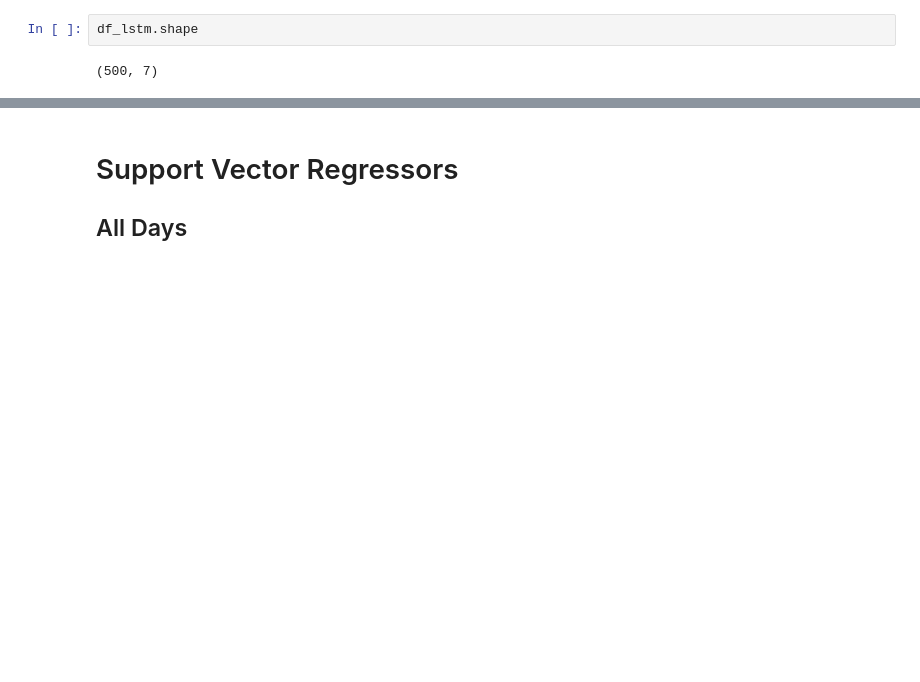
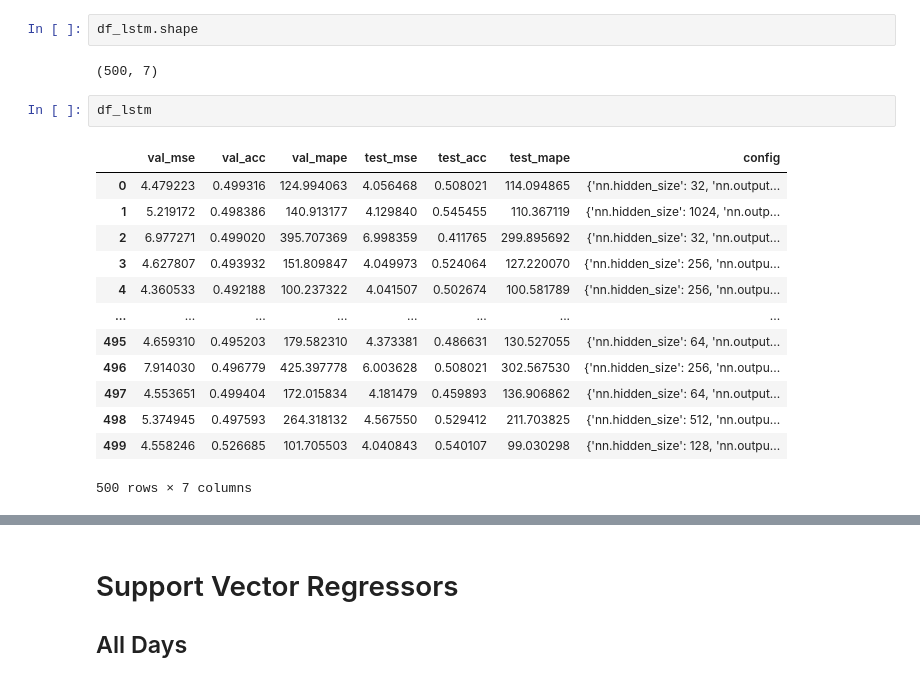
Before and after one commit to TianyuDu/ugthesis, a Jupyter notebook: model_selection_results/result_summary.ipynb, the cells around one changed output, grey strips where cells are left out. Cells and saved outputs as stored; diff of their text form; blank space fills up the shorter version.

```diff
--- a/model_selection_results/result_summary.ipynb
+++ b/model_selection_results/result_summary.ipynb
@@ -37,3 +38,19 @@ df_lstm = df_lstm.reset_index(drop=True)
 df_lstm.shape
 # %% [output]
 (500, 7)
+# %%
+df_lstm
+# %% [output]
+|  | val_mse | val_acc | val_mape | test_mse | test_acc | test_mape | config |
+| 0 | 4.479223 | 0.499316 | 124.994063 | 4.056468 | 0.508021 | 114.094865 | {'nn.hidden_size': 32, 'nn.output... |
+| 1 | 5.219172 | 0.498386 | 140.913177 | 4.129840 | 0.545455 | 110.367119 | {'nn.hidden_size': 1024, 'nn.outp... |
+| 2 | 6.977271 | 0.499020 | 395.707369 | 6.998359 | 0.411765 | 299.895692 | {'nn.hidden_size': 32, 'nn.output... |
+| 3 | 4.627807 | 0.493932 | 151.809847 | 4.049973 | 0.524064 | 127.220070 | {'nn.hidden_size': 256, 'nn.outpu... |
+| 4 | 4.360533 | 0.492188 | 100.237322 | 4.041507 | 0.502674 | 100.581789 | {'nn.hidden_size': 256, 'nn.outpu... |
+| ... | ... | ... | ... | ... | ... | ... | ... |
+| 495 | 4.659310 | 0.495203 | 179.582310 | 4.373381 | 0.486631 | 130.527055 | {'nn.hidden_size': 64, 'nn.output... |
+| 496 | 7.914030 | 0.496779 | 425.397778 | 6.003628 | 0.508021 | 302.567530 | {'nn.hidden_size': 256, 'nn.outpu... |
+| 497 | 4.553651 | 0.499404 | 172.015834 | 4.181479 | 0.459893 | 136.906862 | {'nn.hidden_size': 64, 'nn.output... |
+| 498 | 5.374945 | 0.497593 | 264.318132 | 4.567550 | 0.529412 | 211.703825 | {'nn.hidden_size': 512, 'nn.outpu... |
+| 499 | 4.558246 | 0.526685 | 101.705503 | 4.040843 | 0.540107 | 99.030298 | {'nn.hidden_size': 128, 'nn.outpu... |
+500 rows × 7 columns
```
Also changed, not shown: parts of 12 cells of this notebook.
